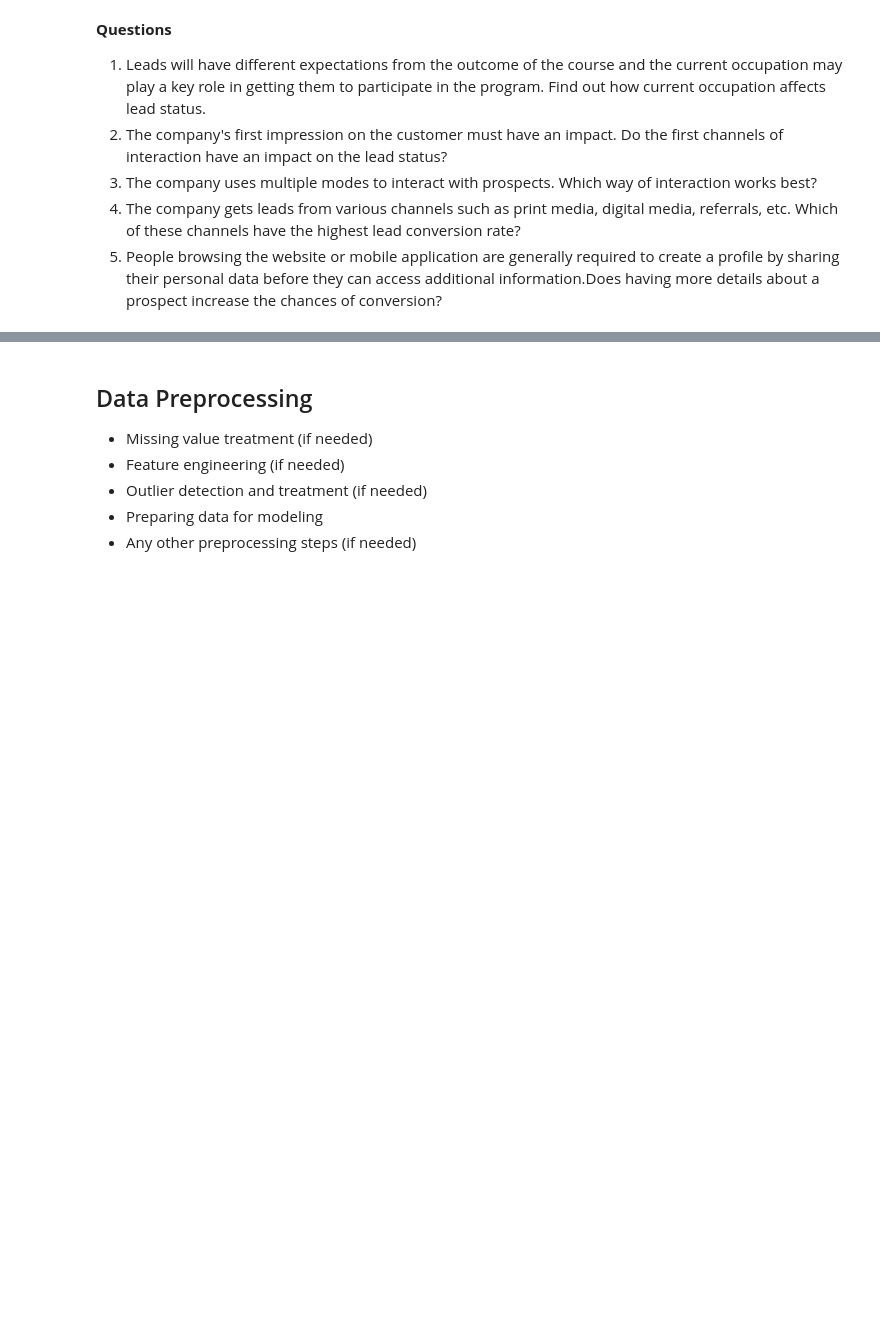
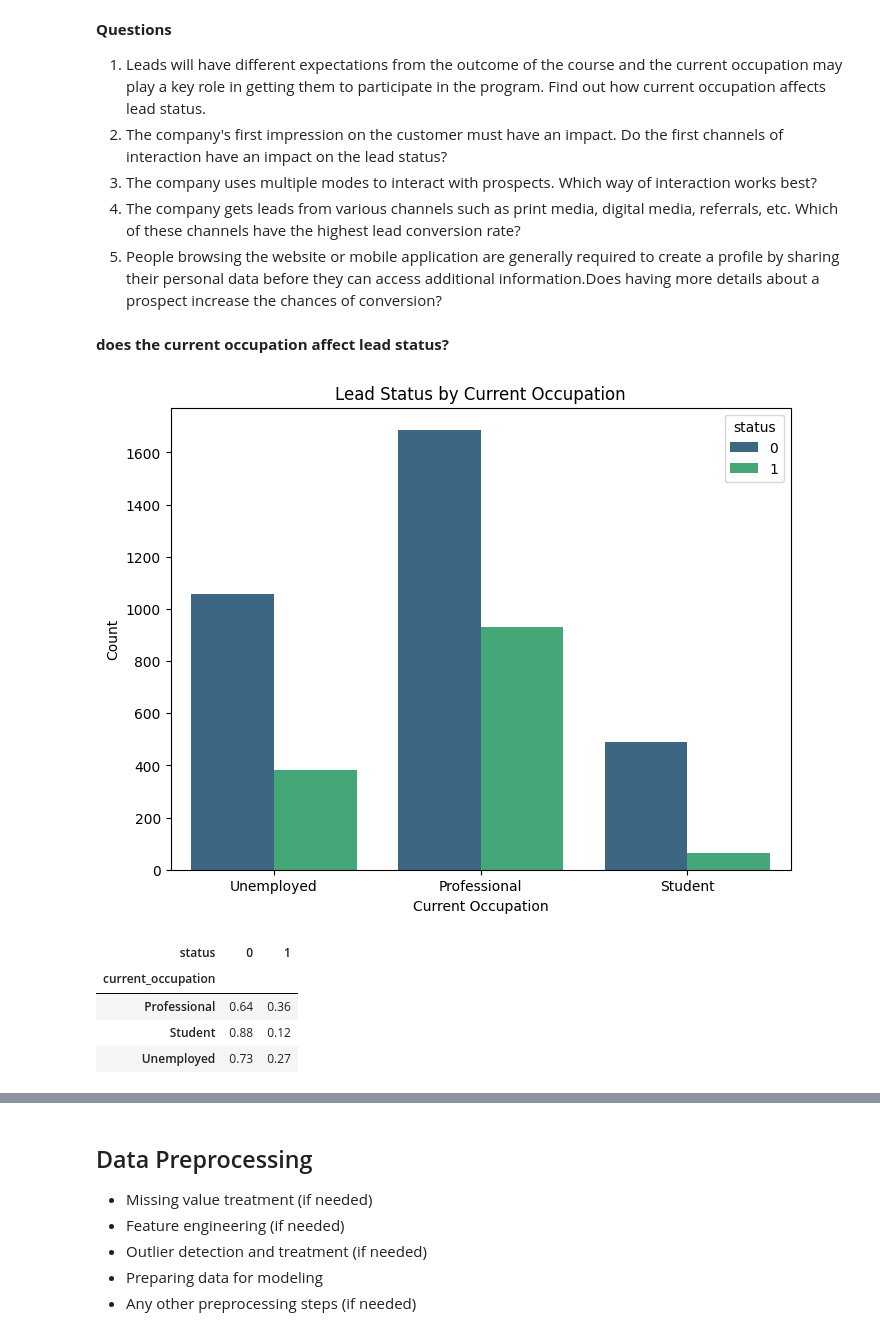
Before and after one commit to mikejoe144/MIT_Course_ElectiveProject, a Jupyter notebook: Learner Notebook - Full Code Version - Potential Customers Prediction.ipynb, the cells around one changed output, grey strips where cells are left out. Saved outputs shown, nothing was run; the diff lists cells and outputs as text; code cells hidden in the pictures; blank space fills up the shorter version.

```diff
--- a/Learner Notebook - Full Code Version - Potential Customers Prediction.ipynb
+++ b/Learner Notebook - Full Code Version - Potential Customers Prediction.ipynb
@@ -192,3 +228,23 @@ display(df.describe(include='all'))
 3. The company uses multiple modes to interact with prospects. Which way of interaction works best?
 4. The company gets leads from various channels such as print media, digital media, referrals, etc. Which of these channels have the highest lead conversion rate?
 5. People browsing the website or mobile application are generally required to create a profile by sharing their personal data before they can access additional information.Does having more details about a prospect increase the chances of conversion?
+# %% [markdown]
+**does the current occupation affect lead status?**
+# %%
+plt.figure(figsize=(8, 6))
+sns.countplot(data=df, x='current_occupation', hue='status', palette='viridis')
+plt.title('Lead Status by Current Occupation')
+plt.xlabel('Current Occupation')
+plt.ylabel('Count')
+plt.show()
+
+# Also show conversion rates by occupation
+occupation_status = df.groupby('current_occupation')['status'].value_counts(normalize=True).unstack()
+display(occupation_status.round(2))
+# %% [output]
+[figure, added]
+| status | 0 | 1 |
+| current_occupation |  |  |
+| Professional | 0.64 | 0.36 |
+| Student | 0.88 | 0.12 |
+| Unemployed | 0.73 | 0.27 |
```
Also changed, not shown: parts of 15 cells of this notebook.
